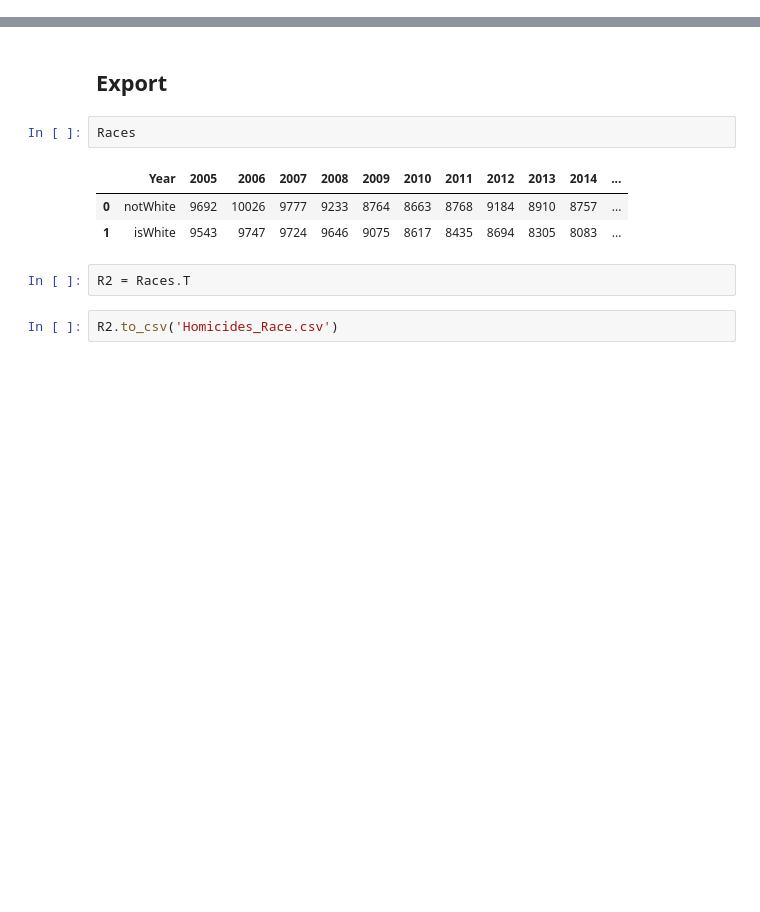
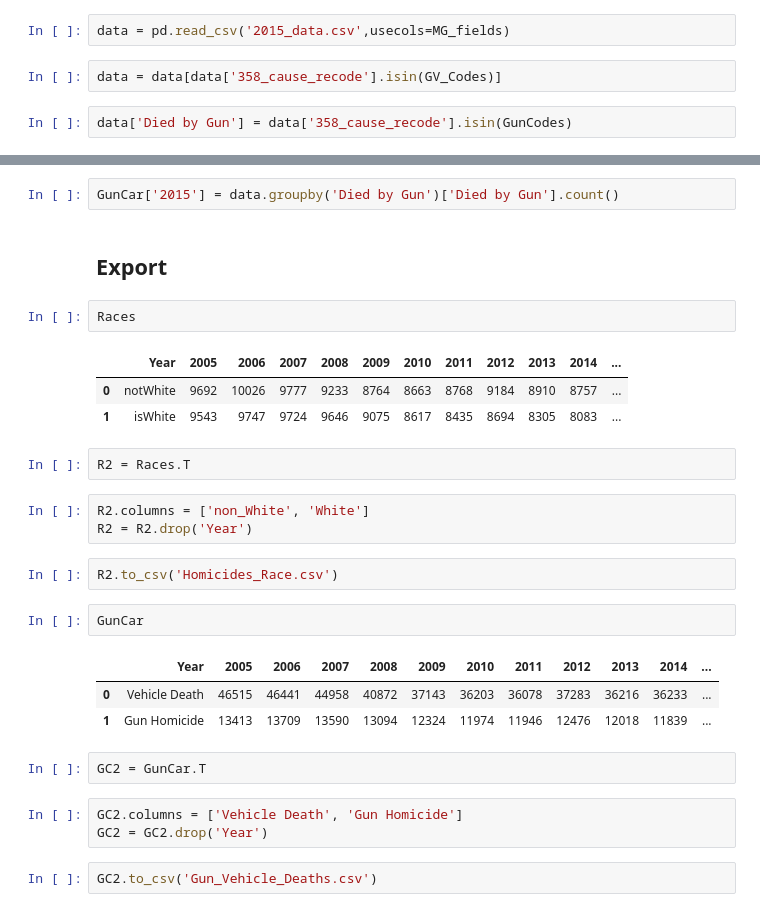
Before and after one commit to melvinchow/DashboardsVisuals, a Jupyter notebook: Deaths in the USA from 2005-2015/Cleaned Data/Mortality, Deaths in USA.ipynb, the cells around one changed output, grey strips where cells are left out. Saved outputs shown, nothing was run; the diff lists cells and outputs as text; blank space fills up the shorter version.

```diff
--- a/Deaths in the USA from 2005-2015/Cleaned Data/Mortality, Deaths in USA.ipynb
+++ b/Deaths in the USA from 2005-2015/Cleaned Data/Mortality, Deaths in USA.ipynb
@@ -193,0 +415,6 @@ Races['2015'] = data.groupby('isWhite')['isWhite'].count()
+# %%
+data = pd.read_csv('2015_data.csv',usecols=MG_fields)
+# %%
+data = data[data['358_cause_recode'].isin(GV_Codes)]
+# %%
+data['Died by Gun'] = data['358_cause_recode'].isin(GunCodes)
@@ -194,3 +428,5 @@ Races['2015'] = data.groupby('isWhite')['isWhite'].count()
+# %%
+GunCar['2015'] = data.groupby('Died by Gun')['Died by Gun'].count()
 # %% [markdown]
 ## Export
 # %%
@@ -201,5 +437,21 @@ Races
 | 1 | isWhite | 9543 | 9747 | 9724 | 9646 | 9075 | 8617 | 8435 | 8694 | 8305 | 8083 | ... |
 # %%
 R2 = Races.T
+# %%
+R2.columns = ['non_White', 'White']
+R2 = R2.drop('Year')
 # %%
 R2.to_csv('Homicides_Race.csv')
+# %%
+GunCar
+# %% [output]
+|  | Year | 2005 | 2006 | 2007 | 2008 | 2009 | 2010 | 2011 | 2012 | 2013 | 2014 | ... |
+| 0 | Vehicle Death | 46515 | 46441 | 44958 | 40872 | 37143 | 36203 | 36078 | 37283 | 36216 | 36233 | ... |
+| 1 | Gun Homicide | 13413 | 13709 | 13590 | 13094 | 12324 | 11974 | 11946 | 12476 | 12018 | 11839 | ... |
+# %%
+GC2 = GunCar.T
+# %%
+GC2.columns = ['Vehicle Death', 'Gun Homicide']
+GC2 = GC2.drop('Year')
+# %%
+GC2.to_csv('Gun_Vehicle_Deaths.csv')
```
Also changed, not shown: parts of 86 cells of this notebook, 1 other file.
